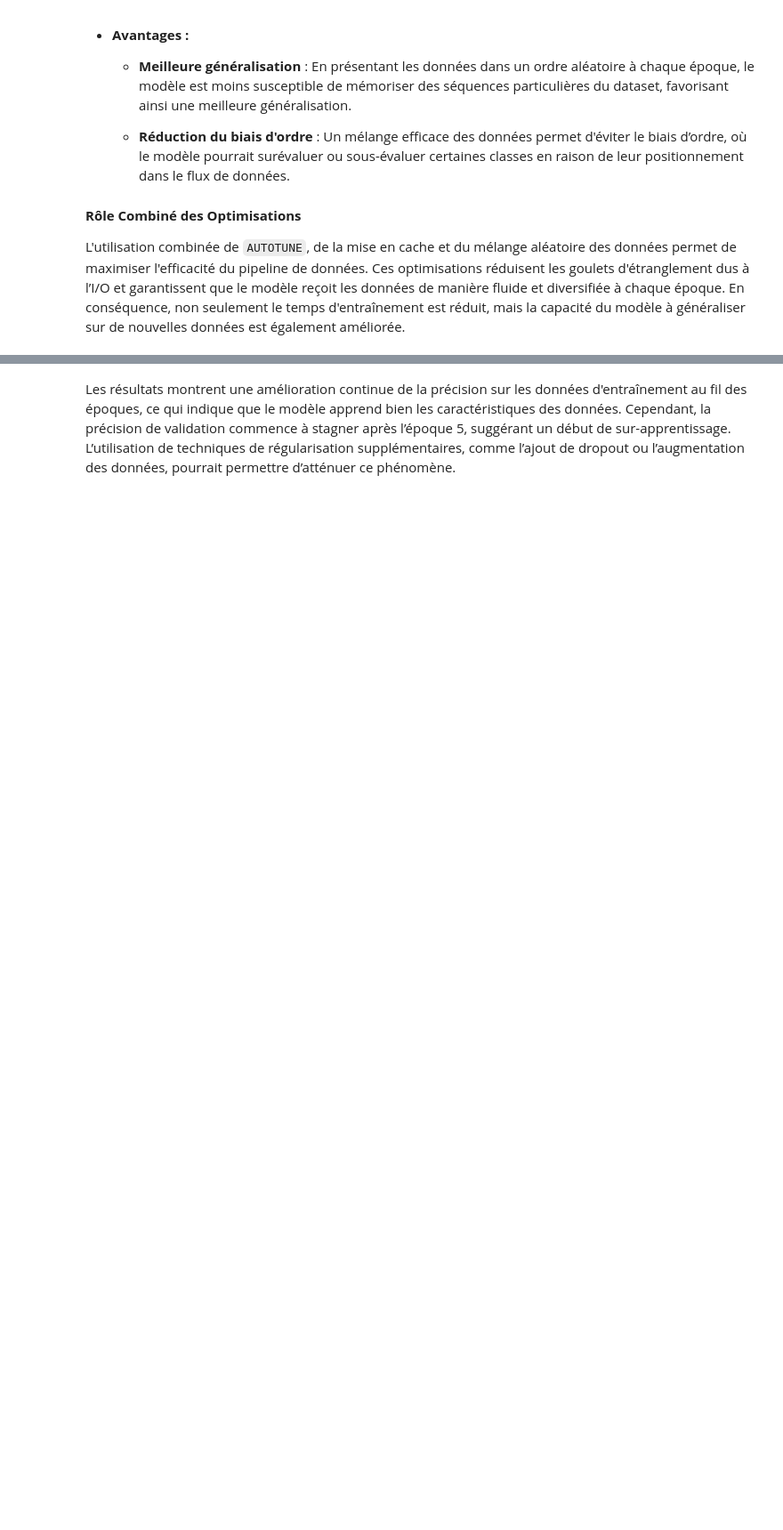
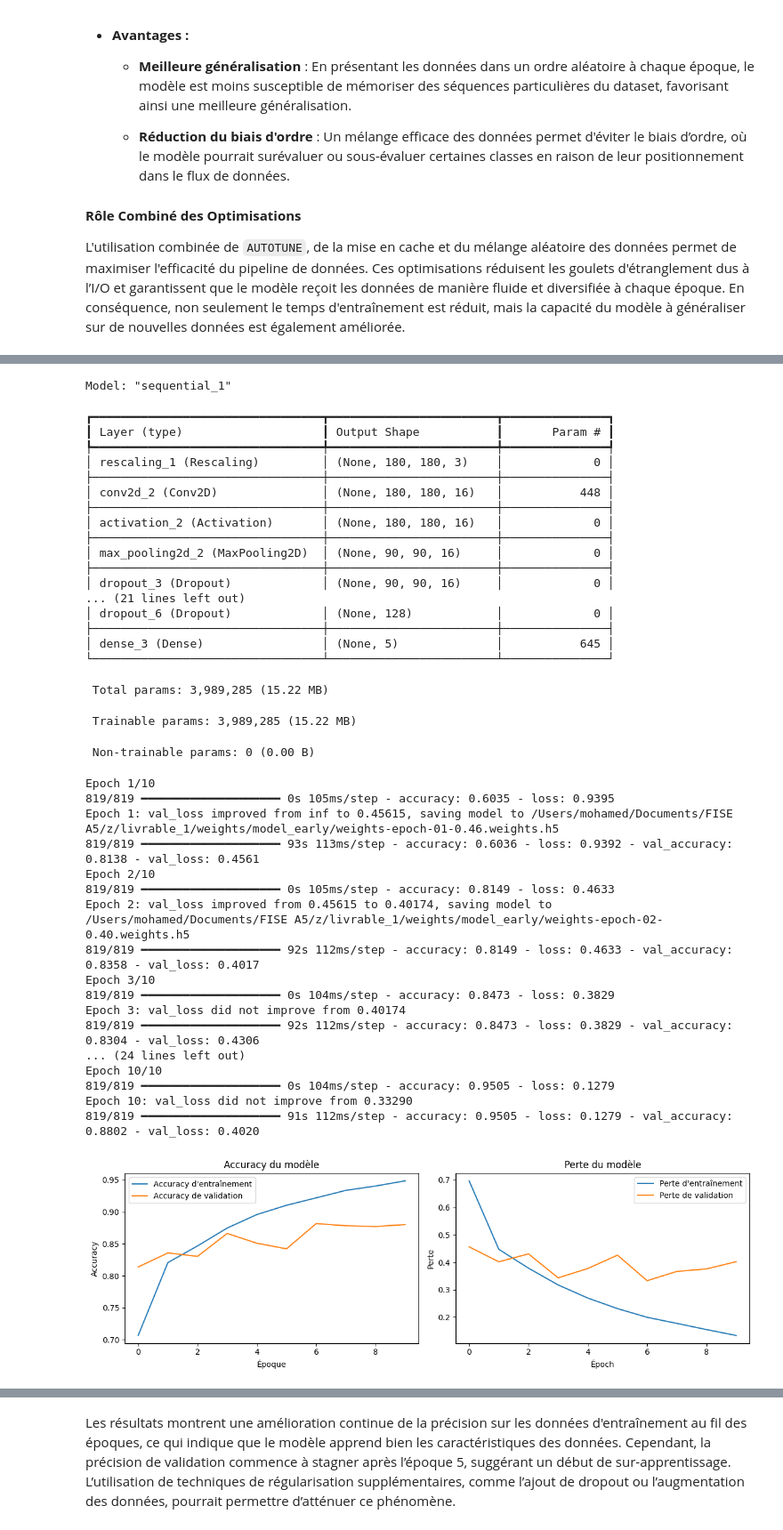
Before and after one commit to SourcierDeVerite/CESI_Projet_Deep_Learning, a Jupyter notebook: livrable_1/main.ipynb, the cells around one changed output, grey strips where cells are left out. Shown at 89% size. Cells and saved outputs as stored; diff of their text form; code cells hidden in the pictures; blank space fills up the shorter version.

```diff
--- a/livrable_1/main.ipynb
+++ b/livrable_1/main.ipynb
@@ -445,0 +663,71 @@ Dans la littérature, Adam est souvent reconnu comme étant un choix robuste pou
+# %%
+# Définir la fonction de perte
+loss_function = tf.keras.losses.SparseCategoricalCrossentropy(from_logits=False)
+
+# Créer le deuxième modèle avec une troisième couche
+second_model = create_test_model(
+    batch_size=batch_s,
+    loss_function=loss_function,
+    optimizer='adam',  # Choix d'un optimiseur, ici Adam
+    dropout_rate=0.2,  # Taux de dropout pour régulariser un peu
+    regularization_value=None,  # Pas de régularisation
+    filter_factor=1,  # Facteur de filtre par défaut
+    use_data_augmentation=False,  # Pas d'augmentation des données pour ce modèle
+    add_additional_layer=True,  # Ajouter une troisième couche
+    use_batch_normalization=False,  # Pas de Batch Normalization pour le deuxième modèle
+    image_height=image_h,
+    image_width=image_w
+)
+
+# Entraîner le deuxième modèle
+epochs = 10
+
+history_second_model = second_model.fit(
+    train_set,
+    validation_data=test_set,
+    epochs=epochs,
+    callbacks=get_callbacks()
+)
+
+# Visualiser les performances du deuxième modèle
+plot_training_history(history_second_model)
+# %% [output]
+Model: "sequential_1"
+┏━━━━━━━━━━━━━━━━━━━━━━━━━━━━━━━━━┳━━━━━━━━━━━━━━━━━━━━━━━━┳━━━━━━━━━━━━━━━┓
+┃ Layer (type)                    ┃ Output Shape           ┃       Param # ┃
+┡━━━━━━━━━━━━━━━━━━━━━━━━━━━━━━━━━╇━━━━━━━━━━━━━━━━━━━━━━━━╇━━━━━━━━━━━━━━━┩
+│ rescaling_1 (Rescaling)         │ (None, 180, 180, 3)    │             0 │
+├─────────────────────────────────┼────────────────────────┼───────────────┤
+│ conv2d_2 (Conv2D)               │ (None, 180, 180, 16)   │           448 │
+├─────────────────────────────────┼────────────────────────┼───────────────┤
+│ activation_2 (Activation)       │ (None, 180, 180, 16)   │             0 │
+├─────────────────────────────────┼────────────────────────┼───────────────┤
+│ max_pooling2d_2 (MaxPooling2D)  │ (None, 90, 90, 16)     │             0 │
+├─────────────────────────────────┼────────────────────────┼───────────────┤
+│ dropout_3 (Dropout)             │ (None, 90, 90, 16)     │             0 │
+... (21 lines left out)
+│ dropout_6 (Dropout)             │ (None, 128)            │             0 │
+├─────────────────────────────────┼────────────────────────┼───────────────┤
+│ dense_3 (Dense)                 │ (None, 5)              │           645 │
+└─────────────────────────────────┴────────────────────────┴───────────────┘
+ Total params: 3,989,285 (15.22 MB)
+ Trainable params: 3,989,285 (15.22 MB)
+ Non-trainable params: 0 (0.00 B)
+Epoch 1/10
+819/819 ━━━━━━━━━━━━━━━━━━━━ 0s 105ms/step - accuracy: 0.6035 - loss: 0.9395
+Epoch 1: val_loss improved from inf to 0.45615, saving model to /Users/mohamed/Documents/FISE A5/z/livrable_1/weights/model_early/weights-epoch-01-0.46.weights.h5
+819/819 ━━━━━━━━━━━━━━━━━━━━ 93s 113ms/step - accuracy: 0.6036 - loss: 0.9392 - val_accuracy: 0.8138 - val_loss: 0.4561
+Epoch 2/10
+819/819 ━━━━━━━━━━━━━━━━━━━━ 0s 105ms/step - accuracy: 0.8149 - loss: 0.4633
+Epoch 2: val_loss improved from 0.45615 to 0.40174, saving model to /Users/mohamed/Documents/FISE A5/z/livrable_1/weights/model_early/weights-epoch-02-0.40.weights.h5
+819/819 ━━━━━━━━━━━━━━━━━━━━ 92s 112ms/step - accuracy: 0.8149 - loss: 0.4633 - val_accuracy: 0.8358 - val_loss: 0.4017
+Epoch 3/10
+819/819 ━━━━━━━━━━━━━━━━━━━━ 0s 104ms/step - accuracy: 0.8473 - loss: 0.3829
+Epoch 3: val_loss did not improve from 0.40174
+819/819 ━━━━━━━━━━━━━━━━━━━━ 92s 112ms/step - accuracy: 0.8473 - loss: 0.3829 - val_accuracy: 0.8304 - val_loss: 0.4306
+... (24 lines left out)
+Epoch 10/10
+819/819 ━━━━━━━━━━━━━━━━━━━━ 0s 104ms/step - accuracy: 0.9505 - loss: 0.1279
+Epoch 10: val_loss did not improve from 0.33290
+819/819 ━━━━━━━━━━━━━━━━━━━━ 91s 112ms/step - accuracy: 0.9505 - loss: 0.1279 - val_accuracy: 0.8802 - val_loss: 0.4020
+[figure, added]
```
Also changed, not shown: parts of 39 cells of this notebook.
